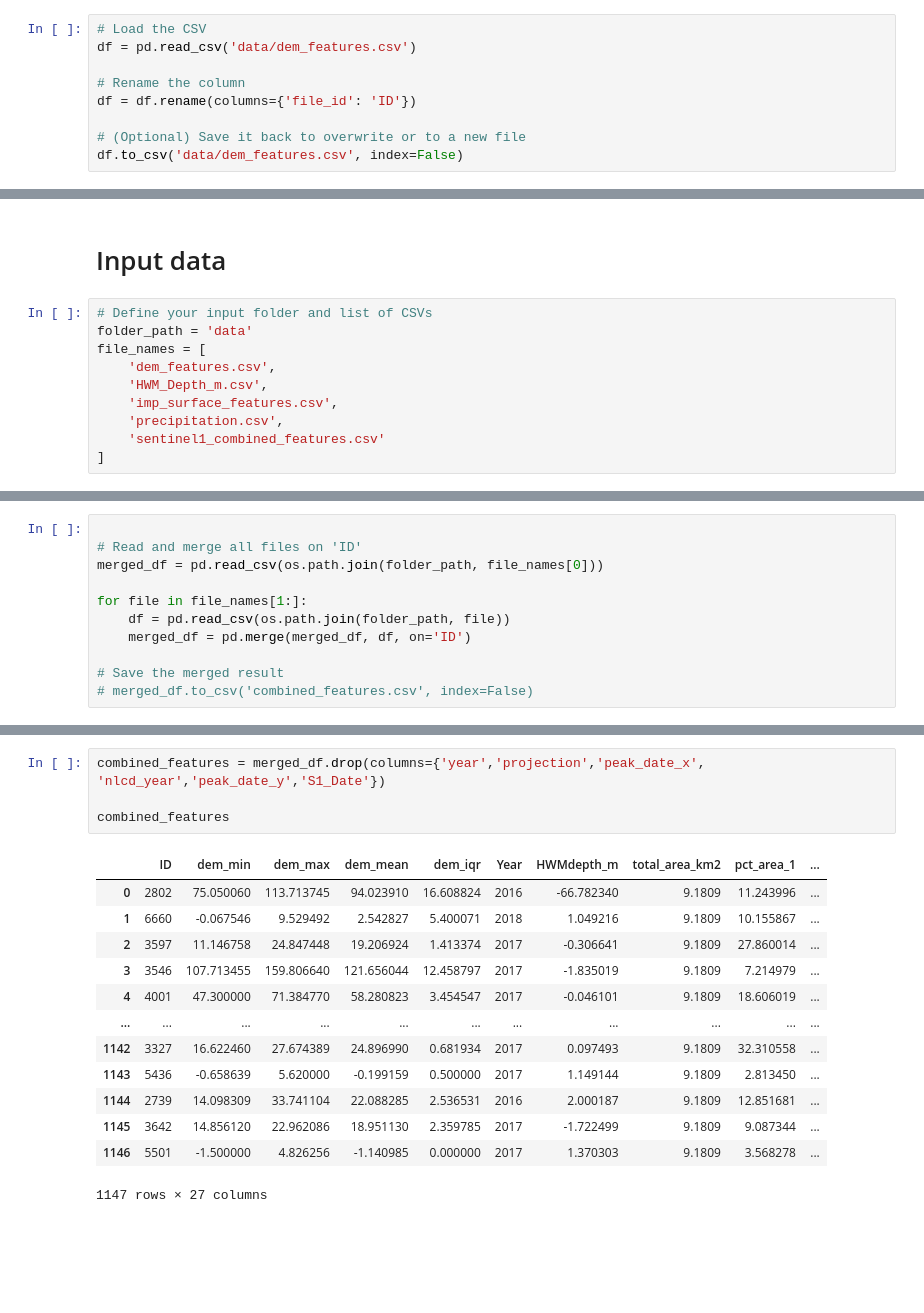
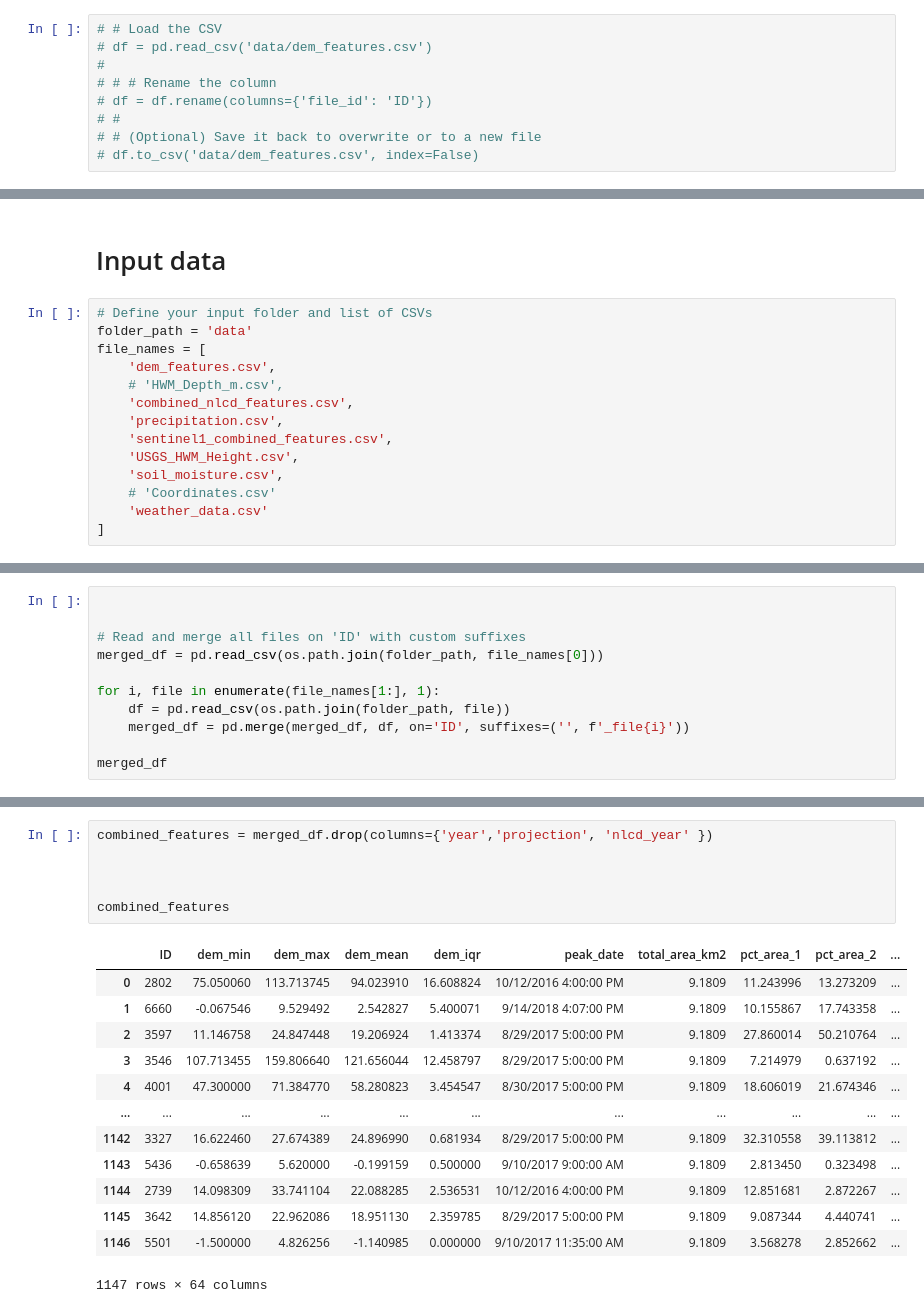
Before and after one commit to VienJou/Flood-height-prediction, a Jupyter notebook: Data_Joining.ipynb, the cells around one changed output, grey strips where cells are left out. Saved outputs shown, nothing was run; the diff lists cells and outputs as text; blank space fills up the shorter version.

Commit message:
Updated combined_features

```diff
--- a/Data_Joining.ipynb
+++ b/Data_Joining.ipynb
@@ -4,11 +4,11 @@
 import pandas as pd
 import os
 # %%
-# Load the CSV
-df = pd.read_csv('data/dem_features.csv')
-
-# Rename the column
-df = df.rename(columns={'file_id': 'ID'})
-
-# (Optional) Save it back to overwrite or to a new file
-df.to_csv('data/dem_features.csv', index=False)
+# # Load the CSV
+# df = pd.read_csv('data/dem_features.csv')
+#
+# # # Rename the column
+# df = df.rename(columns={'file_id': 'ID'})
+# #
+# # (Optional) Save it back to overwrite or to a new file
+# df.to_csv('data/dem_features.csv', index=False)
@@ -19,8 +27,12 @@ df.to_csv('data/dem_features.csv', index=False)
 folder_path = 'data'
 file_names = [
     'dem_features.csv',
-    'HWM_Depth_m.csv',
-    'imp_surface_features.csv',
+    # 'HWM_Depth_m.csv',
+    'combined_nlcd_features.csv',
     'precipitation.csv',
-    'sentinel1_combined_features.csv'
+    'sentinel1_combined_features.csv',
+    'USGS_HWM_Height.csv',
+    'soil_moisture.csv',
+    # 'Coordinates.csv'
+    'weather_data.csv'
 ]
@@ -46,11 +60,11 @@ for file in file_names:
 # %%
 
-# Read and merge all files on 'ID'
+
+# Read and merge all files on 'ID' with custom suffixes
 merged_df = pd.read_csv(os.path.join(folder_path, file_names[0]))
 
-for file in file_names[1:]:
+for i, file in enumerate(file_names[1:], 1):
     df = pd.read_csv(os.path.join(folder_path, file))
-    merged_df = pd.merge(merged_df, df, on='ID')
+    merged_df = pd.merge(merged_df, df, on='ID', suffixes=('', f'_file{i}'))
 
-# Save the merged result
-# merged_df.to_csv('combined_features.csv', index=False)
+merged_df
@@ -57,20 +85,22 @@ for file in file_names[1:]:
 # %%
-combined_features = merged_df.drop(columns={'year','projection','peak_date_x', 'nlcd_year','peak_date_y','S1_Date'})
+combined_features = merged_df.drop(columns={'year','projection', 'nlcd_year' })
+
+
 
 combined_features
 # %% [output]
-|  | ID | dem_min | dem_max | dem_mean | dem_iqr | Year | HWMdepth_m | total_area_km2 | pct_area_1 | ... |
-| 0 | 2802 | 75.050060 | 113.713745 | 94.023910 | 16.608824 | 2016 | -66.782340 | 9.1809 | 11.243996 | ... |
-| 1 | 6660 | -0.067546 | 9.529492 | 2.542827 | 5.400071 | 2018 | 1.049216 | 9.1809 | 10.155867 | ... |
-| 2 | 3597 | 11.146758 | 24.847448 | 19.206924 | 1.413374 | 2017 | -0.306641 | 9.1809 | 27.860014 | ... |
-| 3 | 3546 | 107.713455 | 159.806640 | 121.656044 | 12.458797 | 2017 | -1.835019 | 9.1809 | 7.214979 | ... |
-| 4 | 4001 | 47.300000 | 71.384770 | 58.280823 | 3.454547 | 2017 | -0.046101 | 9.1809 | 18.606019 | ... |
+|  | ID | dem_min | dem_max | dem_mean | dem_iqr | peak_date | total_area_km2 | pct_area_1 | pct_area_2 | ... |
+| 0 | 2802 | 75.050060 | 113.713745 | 94.023910 | 16.608824 | 10/12/2016 4:00:00 PM | 9.1809 | 11.243996 | 13.273209 | ... |
+| 1 | 6660 | -0.067546 | 9.529492 | 2.542827 | 5.400071 | 9/14/2018 4:07:00 PM | 9.1809 | 10.155867 | 17.743358 | ... |
+| 2 | 3597 | 11.146758 | 24.847448 | 19.206924 | 1.413374 | 8/29/2017 5:00:00 PM | 9.1809 | 27.860014 | 50.210764 | ... |
+| 3 | 3546 | 107.713455 | 159.806640 | 121.656044 | 12.458797 | 8/29/2017 5:00:00 PM | 9.1809 | 7.214979 | 0.637192 | ... |
+| 4 | 4001 | 47.300000 | 71.384770 | 58.280823 | 3.454547 | 8/30/2017 5:00:00 PM | 9.1809 | 18.606019 | 21.674346 | ... |
 | ... | ... | ... | ... | ... | ... | ... | ... | ... | ... | ... |
-| 1142 | 3327 | 16.622460 | 27.674389 | 24.896990 | 0.681934 | 2017 | 0.097493 | 9.1809 | 32.310558 | ... |
-| 1143 | 5436 | -0.658639 | 5.620000 | -0.199159 | 0.500000 | 2017 | 1.149144 | 9.1809 | 2.813450 | ... |
-| 1144 | 2739 | 14.098309 | 33.741104 | 22.088285 | 2.536531 | 2016 | 2.000187 | 9.1809 | 12.851681 | ... |
-| 1145 | 3642 | 14.856120 | 22.962086 | 18.951130 | 2.359785 | 2017 | -1.722499 | 9.1809 | 9.087344 | ... |
-| 1146 | 5501 | -1.500000 | 4.826256 | -1.140985 | 0.000000 | 2017 | 1.370303 | 9.1809 | 3.568278 | ... |
+| 1142 | 3327 | 16.622460 | 27.674389 | 24.896990 | 0.681934 | 8/29/2017 5:00:00 PM | 9.1809 | 32.310558 | 39.113812 | ... |
+| 1143 | 5436 | -0.658639 | 5.620000 | -0.199159 | 0.500000 | 9/10/2017 9:00:00 AM | 9.1809 | 2.813450 | 0.323498 | ... |
+| 1144 | 2739 | 14.098309 | 33.741104 | 22.088285 | 2.536531 | 10/12/2016 4:00:00 PM | 9.1809 | 12.851681 | 2.872267 | ... |
+| 1145 | 3642 | 14.856120 | 22.962086 | 18.951130 | 2.359785 | 8/29/2017 5:00:00 PM | 9.1809 | 9.087344 | 4.440741 | ... |
+| 1146 | 5501 | -1.500000 | 4.826256 | -1.140985 | 0.000000 | 9/10/2017 11:35:00 AM | 9.1809 | 3.568278 | 2.852662 | ... |
-1147 rows × 27 columns
+1147 rows × 64 columns
 # %%
 import numpy as np
```
Also changed, not shown: parts of 10 cells of this notebook.
